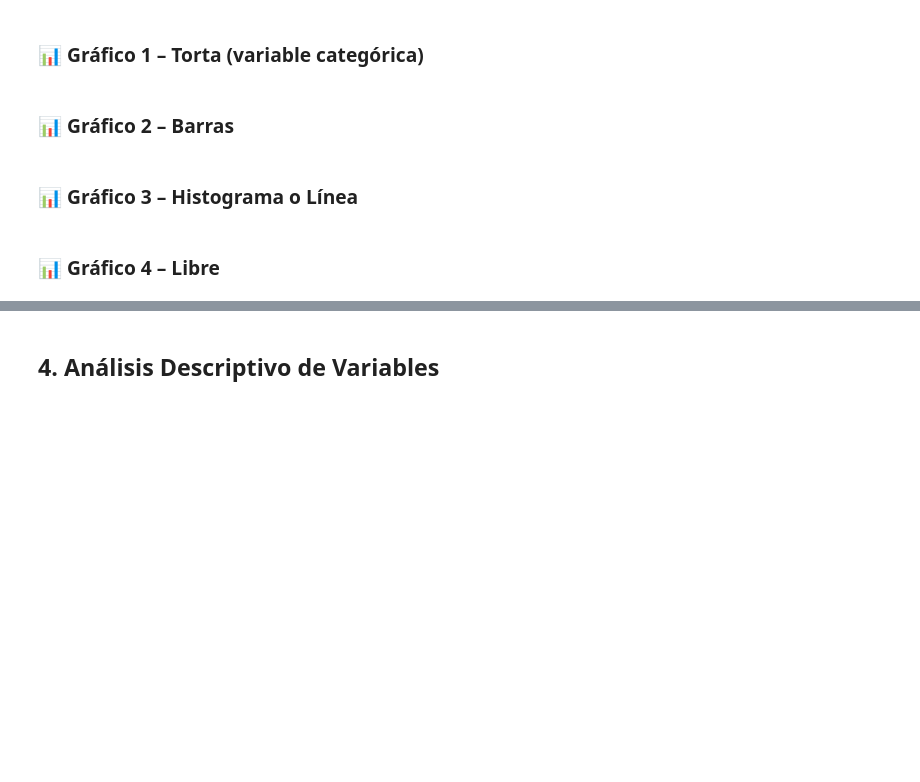
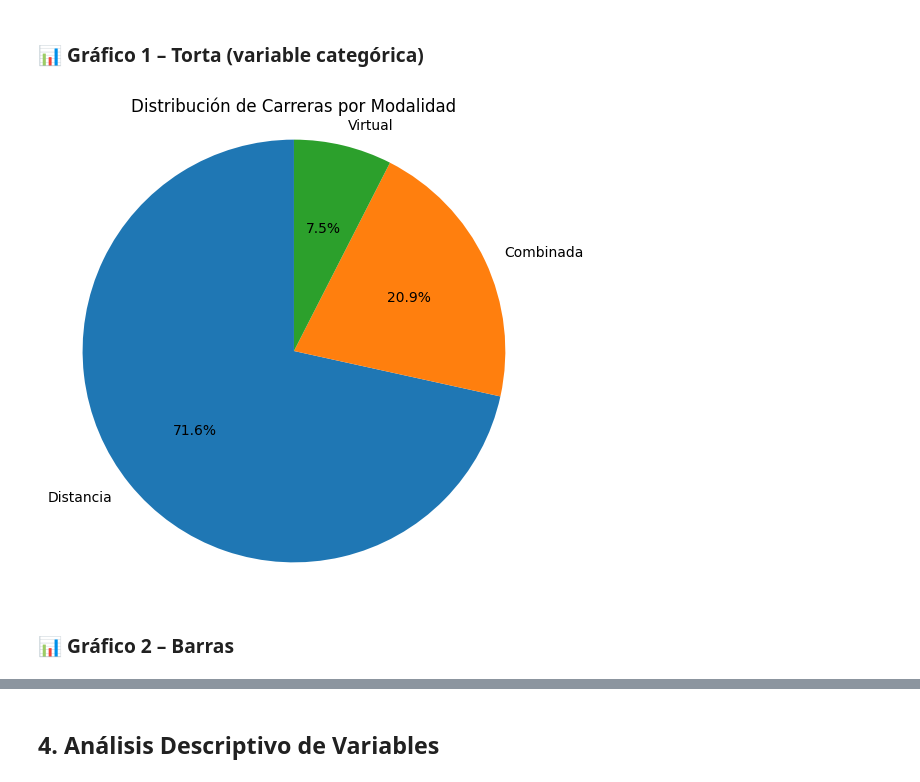
Before and after one commit to Nico0626/Analista-de-datos, a Jupyter notebook: Documentacion/limpieza.ipynb, the cells around one changed output, grey strips where cells are left out. Cells and saved outputs as stored; diff of their text form; code cells hidden in the pictures; blank space fills up the shorter version.

```diff
--- a/Documentacion/limpieza.ipynb
+++ b/Documentacion/limpieza.ipynb
@@ -992,9 +1047,19 @@ DatasetLimpio.csv actualizado
 ## 3. Visualización de Datos con Matplotlib
 # %% [markdown]
  ### 📊 Gráfico 1 – Torta (variable categórica)
+# %%
+#importo las librerias que necesito
+import matplotlib.pyplot as plt
+
+modalidad_counts = df['modalidad'].value_counts()
+
+# gráfico de torta
+plt.figure(figsize=(6, 6))
+plt.pie(modalidad_counts, labels=modalidad_counts.index, autopct='%1.1f%%', startangle=90)
+plt.title('Distribución de Carreras por Modalidad')
+plt.axis('equal')
+plt.show()
+# %% [output]
+[figure, added]
 # %% [markdown]
 ### 📊 Gráfico 2 – Barras
-# %% [markdown]
-### 📊 Gráfico 3 – Histograma o Línea
-# %% [markdown]
-### 📊 Gráfico 4 – Libre
```
Also changed, not shown: parts of 21 cells of this notebook.
